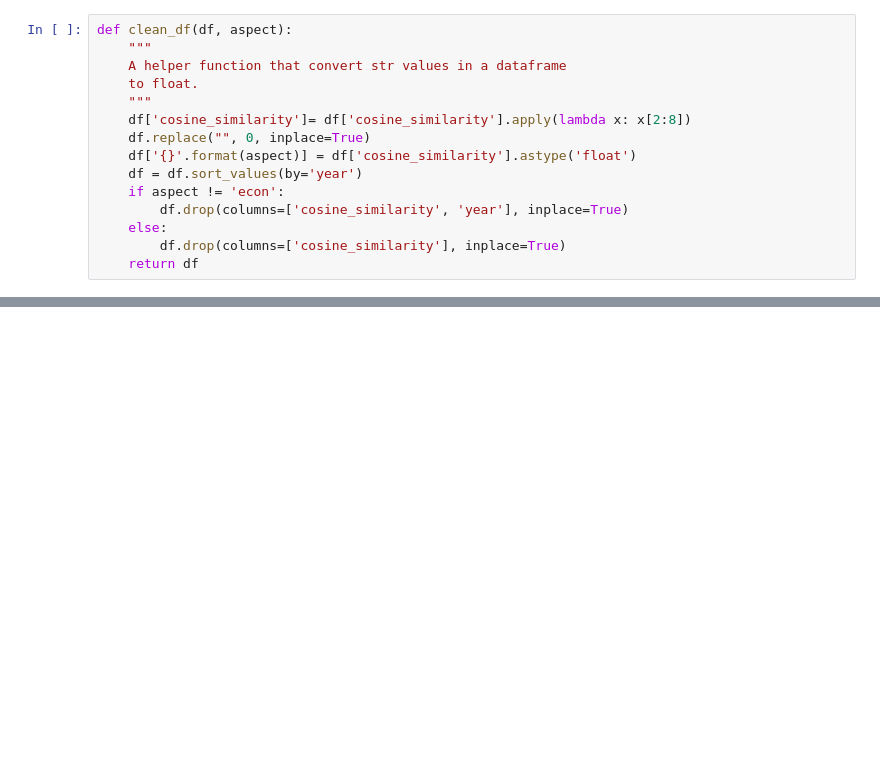
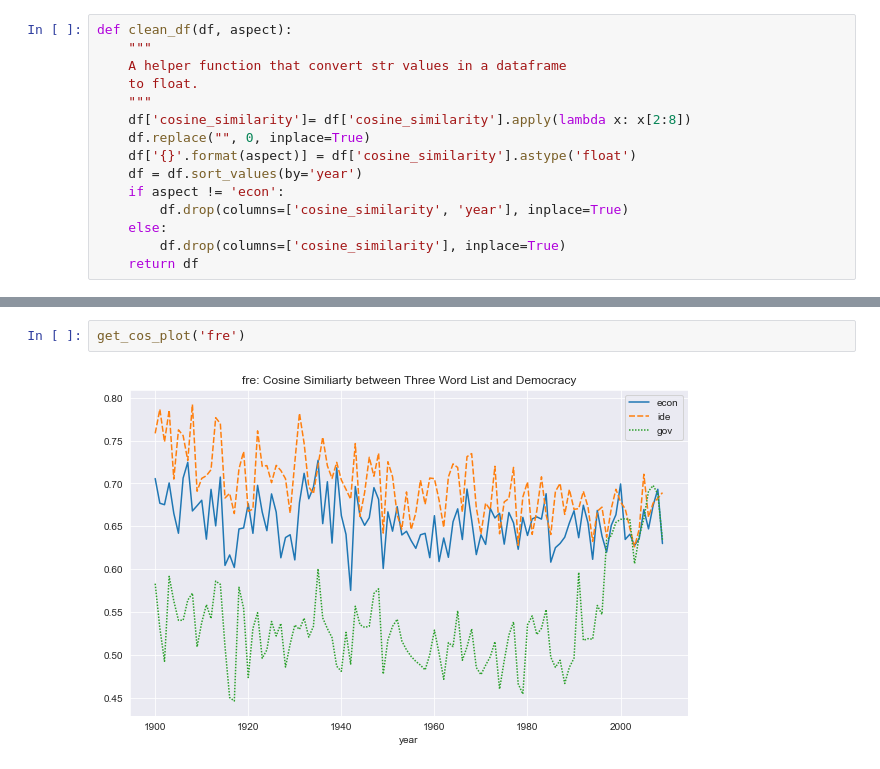
Before and after one commit to cultural-proj/democracy, a Jupyter notebook: cosine_pipeline.ipynb, the cells around one changed output, grey strips where cells are left out. Saved outputs shown, nothing was run; the diff lists cells and outputs as text; blank space fills up the shorter version.

```diff
--- a/cosine_pipeline.ipynb
+++ b/cosine_pipeline.ipynb
@@ -64,0 +58,4 @@ for country in [, 'engus', 'fre', 'ger', 'italian', 'russian']:
+# %%
+get_cos_plot('fre')
+# %% [output]
+[figure, added]
```
Also changed, not shown: parts of 8 cells of this notebook.
